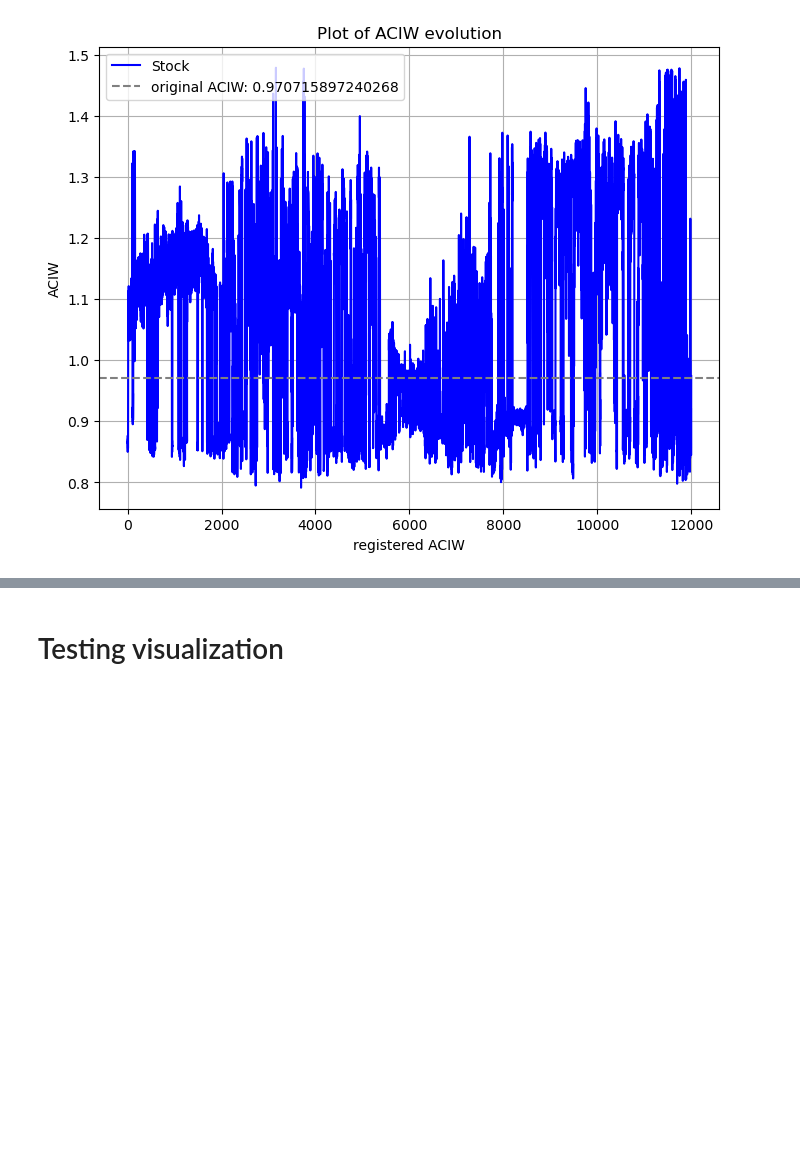
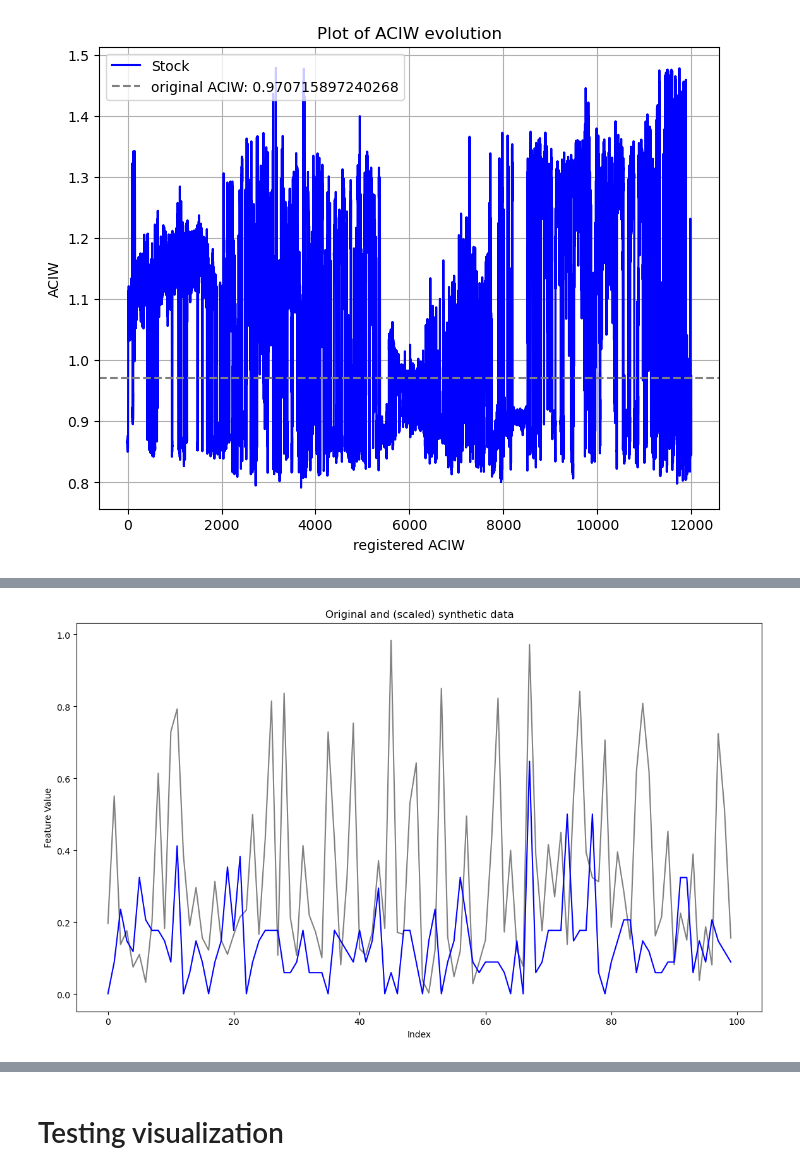
Before and after one commit to H0wl3r2001/timegan-pytorch, a Jupyter notebook: visualization.ipynb, the cells around one changed output, grey strips where cells are left out. Drawn from its saved outputs; the diff is of its cells as text; code cells hidden in the pictures; blank space fills up the shorter version.

```diff
--- a/visualization.ipynb
+++ b/visualization.ipynb
@@ -1311,0 +475,79 @@ Other category has 633 rows and columns: ['Idx', 'V7']
+# %%
+import pickle
+import pandas as pd
+import matplotlib.pyplot as plt
+import numpy as np
+from sklearn.metrics import mean_absolute_error
+
+def prepare_data1(train, test):
+    # Extract the first elements for the train data array
+    first_elements_train = train[:, 0, 0]
+    # Create an array of indices for the train data array
+    indices_train = np.arange(len(first_elements_train))
+
+    # Create a pandas DataFrame for the train data array
+    df_train = pd.DataFrame({
+        'idx': indices_train,
+        'val': first_elements_train
+    })
+
+    # Extract the first elements for the test data array
+    first_elements_test = test[:, 0, 0]
+    # Create an array of indices for the test data array, starting after the last index of the train array
+    indices_test = np.arange(len(first_elements_test)) + len(first_elements_train)
+
+    # Create a pandas DataFrame for the test data array
+    df_test = pd.DataFrame({
+        'idx': indices_test,
+        'val': first_elements_test
+    })
+
+    return df_train, df_test
+
+# Load original, fake, and test data
+path = "output/test"
+
+with open(f"{path}/stock/new/Stock_train_data_2.pickle", "rb") as fb:
+    ori_data = pickle.load(fb)
+
+with open(f"{path}/stock/new/Stock_fake_data_2.pickle", "rb") as fb:
+    fake_data = pickle.load(fb)
+
+with open(f"{path}/stock/new/Stock_test_data_2.pickle", "rb") as fb:
+    test_data = pickle.load(fb)
+
+# Prepare DataFrames for plotting
+df_original, df_fake = prepare_data1(ori_data, fake_data)
+_, df_test = prepare_data1(ori_data, test_data)
+
+#df_fake['val'] = df_fake['val'] * df_test['val'].std()/df_fake['val'].std() + df_test['val'].mean()
+
+# Extract the values
+test_values = df_test['val'].values
+fake_values = df_fake['val'].values
+
+# Calculate min and max of test and fake data
+min_test, max_test = np.min(test_values), np.max(test_values)
+min_fake, max_fake = np.min(fake_values), np.max(fake_values)
+
+# Scale fake data to the range of test data
+scaled_fake_values = (fake_values - min_fake) / (max_fake - min_fake) * (max_test - min_test) + min_test
+
+# Plotting for comparison
+plt.figure(figsize=(14, 8))
+
+plt.plot(test_values[-100:], color='gray', label='Test Data')
+plt.plot(scaled_fake_values[-100:], color='blue', label='Scaled Fake Data')
+
+plt.xlabel('Index')
+plt.ylabel('Feature Value')
+plt.title('Original and (scaled) synthetic data')
+plt.show()
+
+
+print("Mean Absolute Error between Original and Synthetic Data: ", mean_absolute_error(df_test['val'], scaled_fake_values))
+print("Length of synthetic data: ", len(df_fake['val']))
+print("Mean value of synthetic data: ", np.mean(scaled_fake_values))
+print("Mean value of original data: ", np.mean(df_original['val']))
+# %% [output]
+[figure, added]
```
Also changed, not shown: parts of 48 cells of this notebook, 31 other files.
